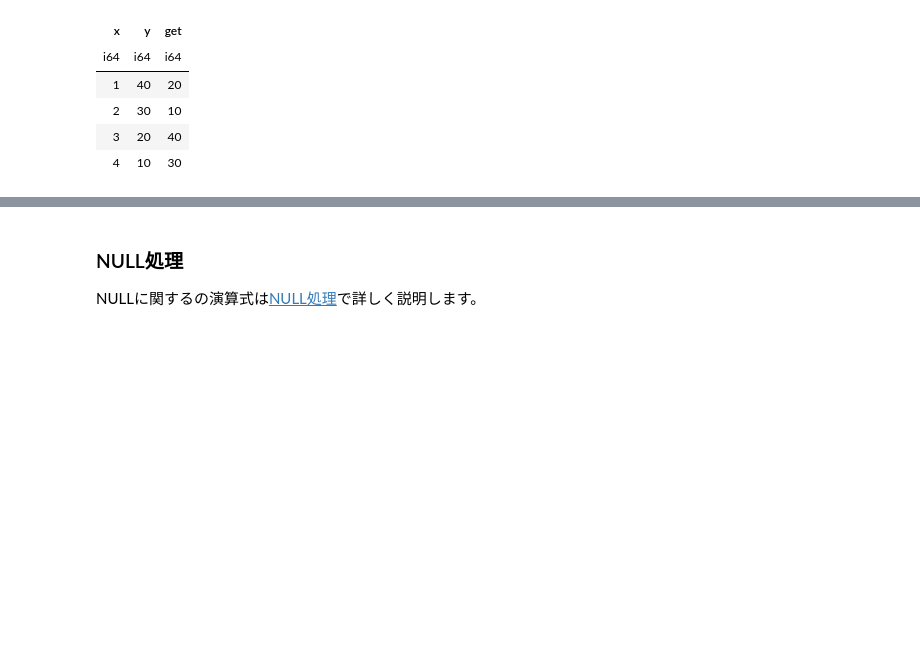
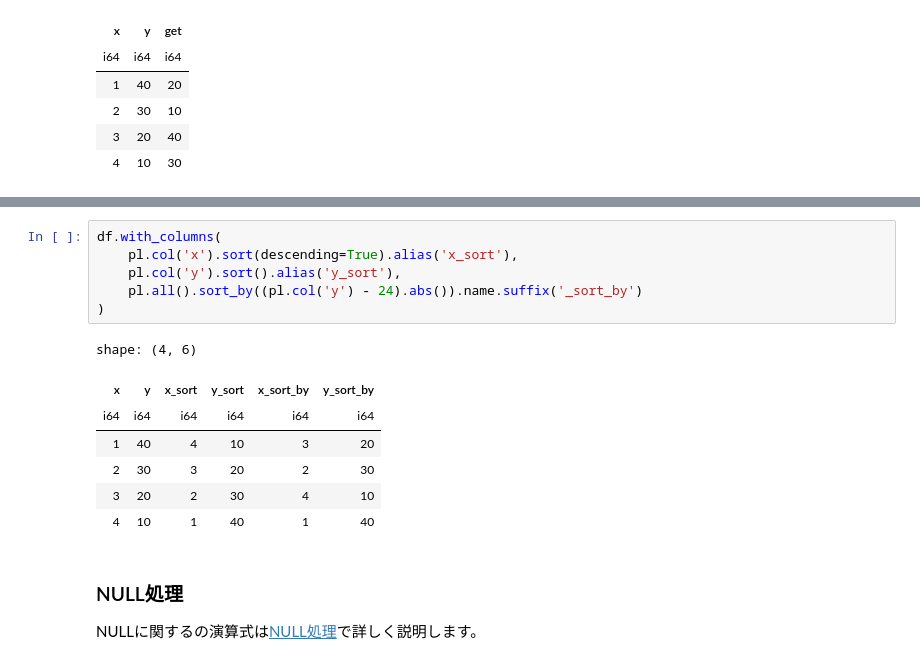
Before and after one commit to ruoyu0088/polars_guide, a Jupyter notebook: polars_guide/010_polars_expression.ipynb, the cells around one changed output, grey strips where cells are left out. Cells and saved outputs as stored; diff of their text form; blank space fills up the shorter version.

```diff
--- a/polars_guide/010_polars_expression.ipynb
+++ b/polars_guide/010_polars_expression.ipynb
@@ -924,3 +1096,17 @@ shape: (4, 3)
+# %%
+df.with_columns(
+    pl.col('x').sort(descending=True).alias('x_sort'),
+    pl.col('y').sort().alias('y_sort'),
+    pl.all().sort_by((pl.col('y') - 24).abs()).name.suffix('_sort_by')
+)
+# %% [output]
+shape: (4, 6)
+| x | y | x_sort | y_sort | x_sort_by | y_sort_by |
+| i64 | i64 | i64 | i64 | i64 | i64 |
+| 1 | 40 | 4 | 10 | 3 | 20 |
+| 2 | 30 | 3 | 20 | 2 | 30 |
+| 3 | 20 | 2 | 30 | 4 | 10 |
+| 4 | 10 | 1 | 40 | 1 | 40 |
 # %% [markdown]
 ### NULL処理
 
```
Also changed, not shown: parts of 25 cells of this notebook.
